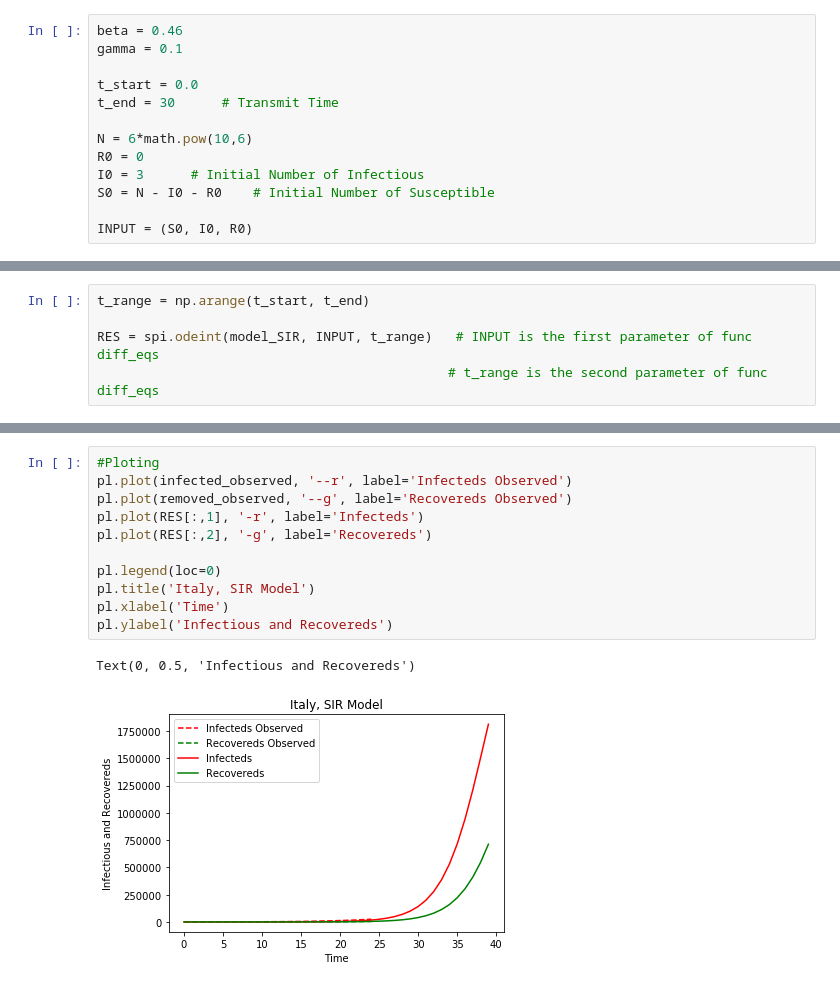
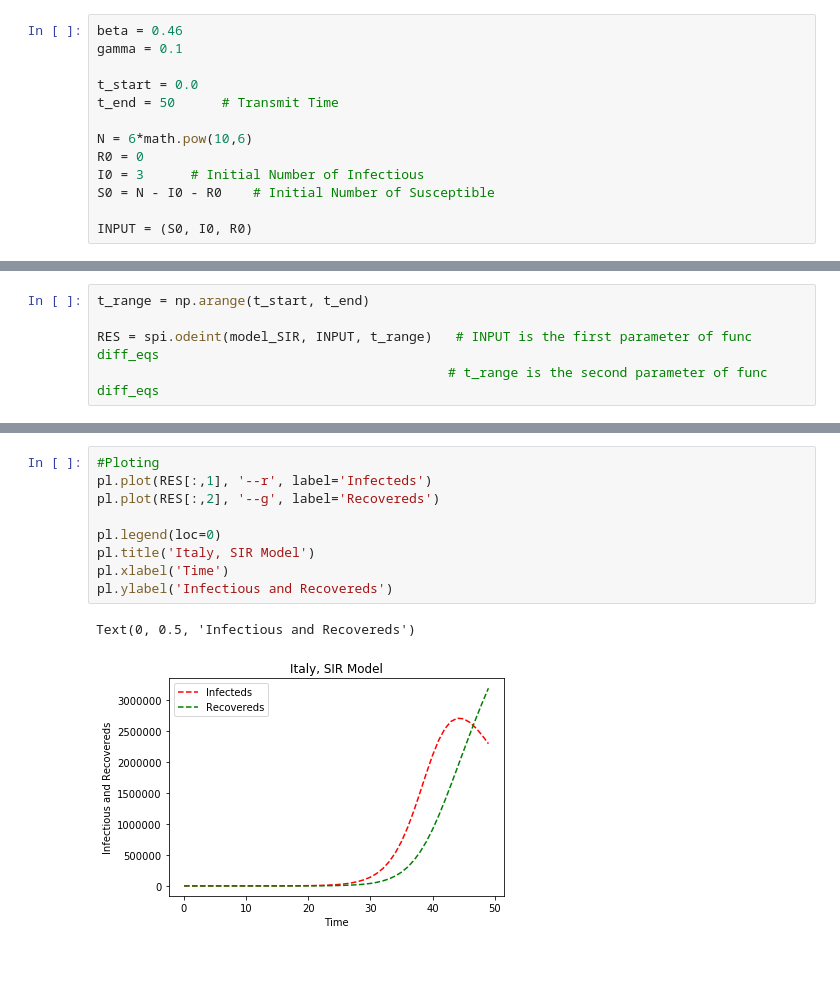
Before and after one commit to Tritiums/Research, a Jupyter notebook: SEIR/ItalySEIR.ipynb, the cells around one changed output, grey strips where cells are left out. Drawn from its saved outputs; the diff is of its cells as text.

```diff
--- a/SEIR/ItalySEIR.ipynb
+++ b/SEIR/ItalySEIR.ipynb
@@ -156,7 +165,7 @@ beta = 0.46
 gamma = 0.1
 
 t_start = 0.0
-t_end = 30      # Transmit Time
+t_end = 50      # Transmit Time
 
 N = 6*math.pow(10,6)
 R0 = 0
@@ -214,14 +204,12 @@ Text(0, 0.5, 'Infectious and Recovereds')
 # %%
 #Ploting
-pl.plot(infected_observed, '--r', label='Infecteds Observed')
-pl.plot(removed_observed, '--g', label='Recovereds Observed')
-pl.plot(RES[:,1], '-r', label='Infecteds')
-pl.plot(RES[:,2], '-g', label='Recovereds')
+pl.plot(RES[:,1], '--r', label='Infecteds')
+pl.plot(RES[:,2], '--g', label='Recovereds')
 
 pl.legend(loc=0)
 pl.title('Italy, SIR Model')
 pl.xlabel('Time')
 pl.ylabel('Infectious and Recovereds')
 # %% [output]
 Text(0, 0.5, 'Infectious and Recovereds')
-[figure, old version]
+[figure, new version]
```
Also changed, not shown: parts of 4 cells of this notebook.
